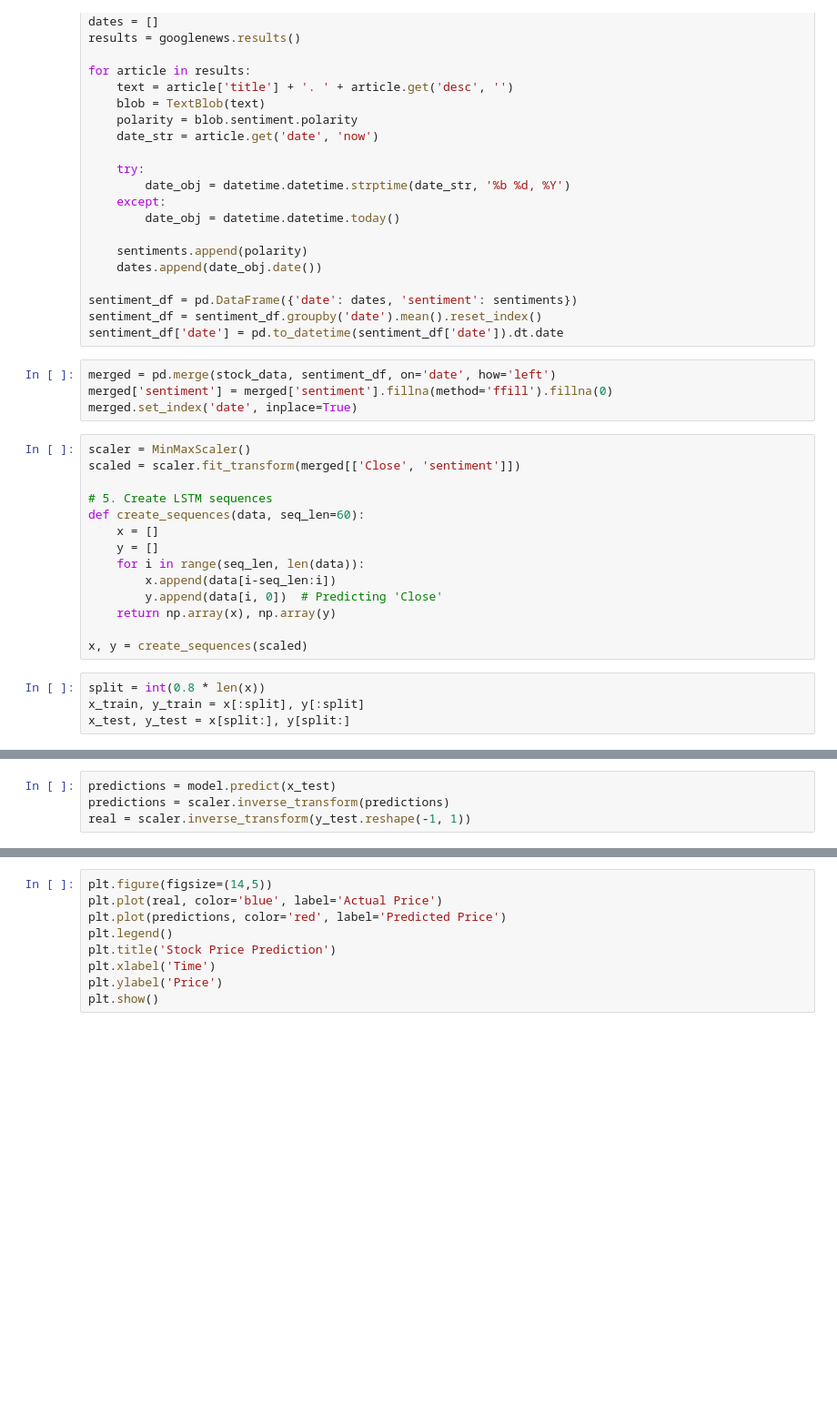
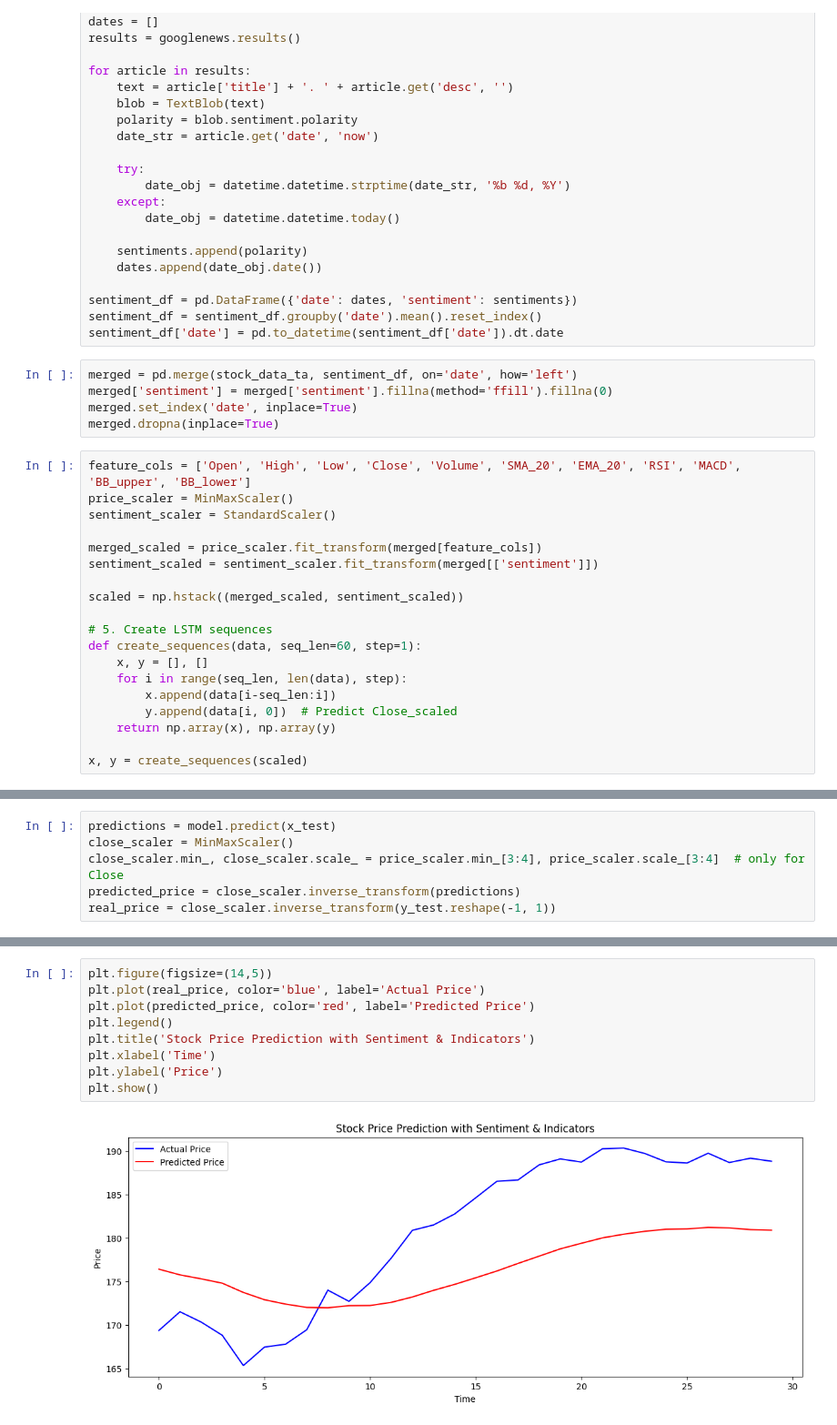
Before and after one commit to AyushNigam-1/Stock-Prediction, a Jupyter notebook: main.ipynb, the cells around one changed output, grey strips where cells are left out. Shown at 91% size. Cells and saved outputs as stored; diff of their text form; blank space fills up the shorter version.

```diff
--- a/main.ipynb
+++ b/main.ipynb
@@ -64,25 +80,27 @@ sentiment_df = pd.DataFrame({'date': dates, 'sentiment': sentiments})
 sentiment_df = sentiment_df.groupby('date').mean().reset_index()
 sentiment_df['date'] = pd.to_datetime(sentiment_df['date']).dt.date
 # %%
-merged = pd.merge(stock_data, sentiment_df, on='date', how='left')
+merged = pd.merge(stock_data_ta, sentiment_df, on='date', how='left')
 merged['sentiment'] = merged['sentiment'].fillna(method='ffill').fillna(0)
 merged.set_index('date', inplace=True)
+merged.dropna(inplace=True)
 # %%
-scaler = MinMaxScaler()
-scaled = scaler.fit_transform(merged[['Close', 'sentiment']])
+feature_cols = ['Open', 'High', 'Low', 'Close', 'Volume', 'SMA_20', 'EMA_20', 'RSI', 'MACD', 'BB_upper', 'BB_lower']
+price_scaler = MinMaxScaler()
+sentiment_scaler = StandardScaler()
+
+merged_scaled = price_scaler.fit_transform(merged[feature_cols])
+sentiment_scaled = sentiment_scaler.fit_transform(merged[['sentiment']])
+
+scaled = np.hstack((merged_scaled, sentiment_scaled))
 
 # 5. Create LSTM sequences
-def create_sequences(data, seq_len=60):
-    x = []
-    y = []
-    for i in range(seq_len, len(data)):
+def create_sequences(data, seq_len=60, step=1):
+    x, y = [], []
+    for i in range(seq_len, len(data), step):
         x.append(data[i-seq_len:i])
-        y.append(data[i, 0])  # Predicting 'Close'
+        y.append(data[i, 0])  # Predict Close_scaled
     return np.array(x), np.array(y)
 
 x, y = create_sequences(scaled)
-# %%
-split = int(0.8 * len(x))
-x_train, y_train = x[:split], y[:split]
-x_test, y_test = x[split:], y[split:]
 # %%
@@ -119,5 +173,7 @@ Epoch 20/20
 # %%
 predictions = model.predict(x_test)
-predictions = scaler.inverse_transform(predictions)
-real = scaler.inverse_transform(y_test.reshape(-1, 1))
+close_scaler = MinMaxScaler()
+close_scaler.min_, close_scaler.scale_ = price_scaler.min_[3:4], price_scaler.scale_[3:4]  # only for Close
+predicted_price = close_scaler.inverse_transform(predictions)
+real_price = close_scaler.inverse_transform(y_test.reshape(-1, 1))
 # %% [output]
@@ -126,10 +196,12 @@ ValueError: non-broadcastable output operand with shape (89,1) doesn't match the
 # %%
 plt.figure(figsize=(14,5))
-plt.plot(real, color='blue', label='Actual Price')
-plt.plot(predictions, color='red', label='Predicted Price')
+plt.plot(real_price, color='blue', label='Actual Price')
+plt.plot(predicted_price, color='red', label='Predicted Price')
 plt.legend()
-plt.title('Stock Price Prediction')
+plt.title('Stock Price Prediction with Sentiment & Indicators')
 plt.xlabel('Time')
 plt.ylabel('Price')
 plt.show()
+# %% [output]
+[figure, added]
 # %%
```
Also changed, not shown: parts of 8 cells of this notebook.
